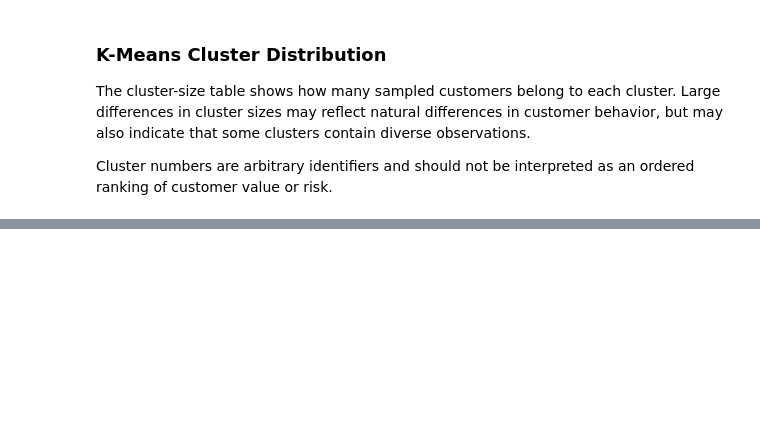
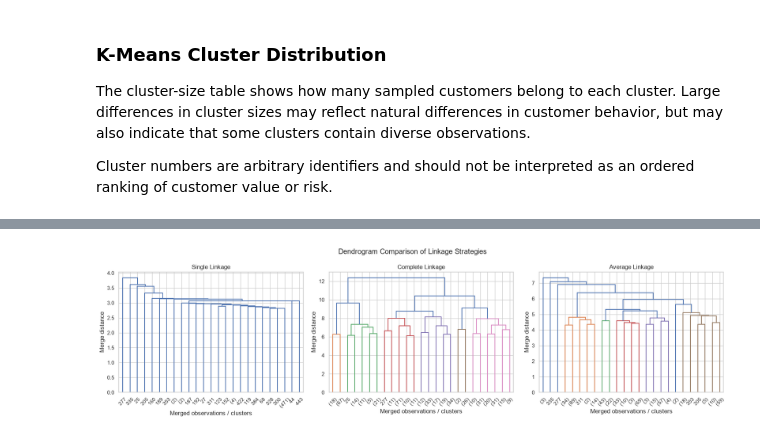
Before and after one commit to mith-sen/ML_Case_Study, a Jupyter notebook: notebooks/clustering.ipynb, the cells around one changed output, grey strips where cells are left out. Saved outputs shown, nothing was run; the diff lists cells and outputs as text; code cells hidden in the pictures; blank space fills up the shorter version.

Commit message:
Implement agglomerative clustering and linkage analysis

```diff
--- a/notebooks/clustering.ipynb
+++ b/notebooks/clustering.ipynb
@@ -419,0 +432,44 @@ Cluster numbers are arbitrary identifiers and should not be interpreted as an or
+# %%
+# Select a reproducible subset for dendrogram visualization
+dendrogram_size = min(500, len(X_scaled))
+
+rng = np.random.default_rng(RANDOM_STATE)
+
+dendrogram_indices = np.sort(
+    rng.choice(
+        len(X_scaled),
+        size=dendrogram_size,
+        replace=False
+    )
+)
+
+X_dendrogram = X_scaled[dendrogram_indices]
+
+linkage_methods = ["single", "complete", "average"]
+
+fig, axes = plt.subplots(1, 3, figsize=(18, 5))
+
+for ax, method in zip(axes, linkage_methods):
+
+    Z = linkage(
+        X_dendrogram,
+        method=method,
+        metric="euclidean"
+    )
+
+    dendrogram(
+        Z,
+        truncate_mode="lastp",
+        p=25,
+        ax=ax
+    )
+
+    ax.set_title(f"{method.capitalize()} Linkage")
+    ax.set_xlabel("Merged observations / clusters")
+    ax.set_ylabel("Merge distance")
+
+plt.suptitle("Dendrogram Comparison of Linkage Strategies")
+plt.tight_layout()
+plt.show()
+# %% [output]
+[figure, added]
```
Also changed, not shown: parts of 4 cells of this notebook.
